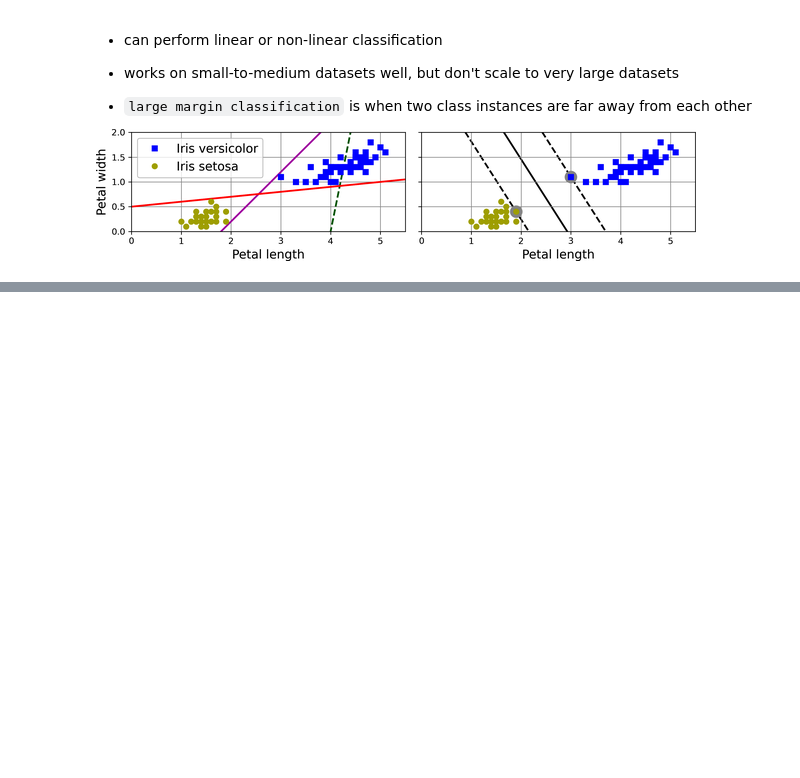
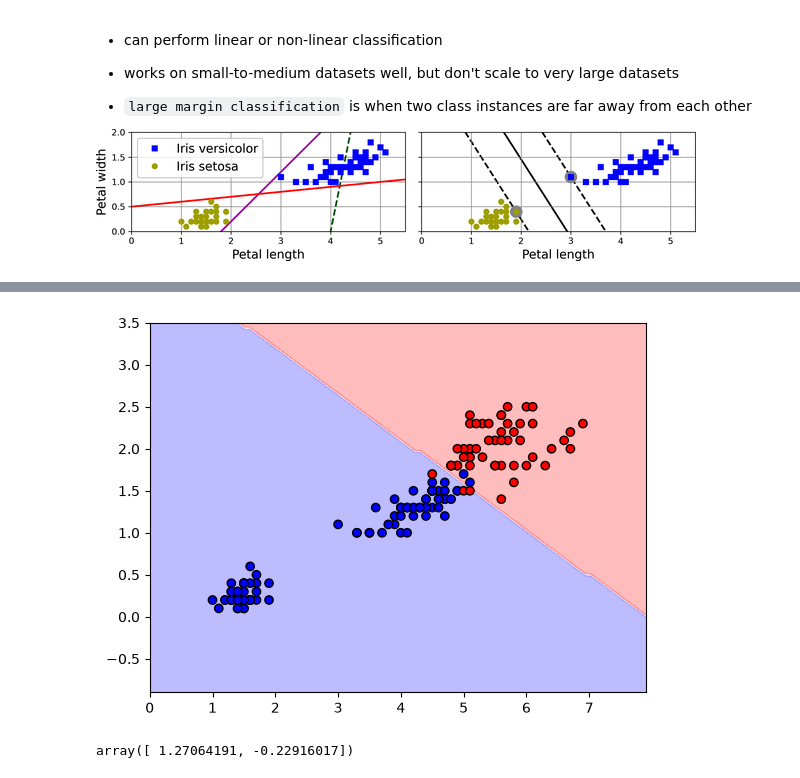
Before and after one commit to yusufjonc07/ML, a Jupyter notebook: experiments/SVM.ipynb, the cells around one changed output, grey strips where cells are left out. Cells and saved outputs as stored; diff of their text form; code cells hidden in the pictures; blank space fills up the shorter version.

```diff
--- a/experiments/SVM.ipynb
+++ b/experiments/SVM.ipynb
@@ -9,0 +62,15 @@
+# %%
+from sklearn.inspection import DecisionBoundaryDisplay
+
+DecisionBoundaryDisplay.from_estimator(
+    svm_clf, X, response_method="predict", cmap="bwr", alpha=0.3
+)
+
+plt.scatter(X[:, 0], X[:, 1], c=y, cmap="bwr", edgecolors="k")
+plt.show()
+# %% [output]
+[figure, added]
+# %%
+svm_clf.decision_function(X_new)
+# %% [output]
+array([ 1.27064191, -0.22916017])
```
Also changed, not shown: parts of 14 cells of this notebook.
